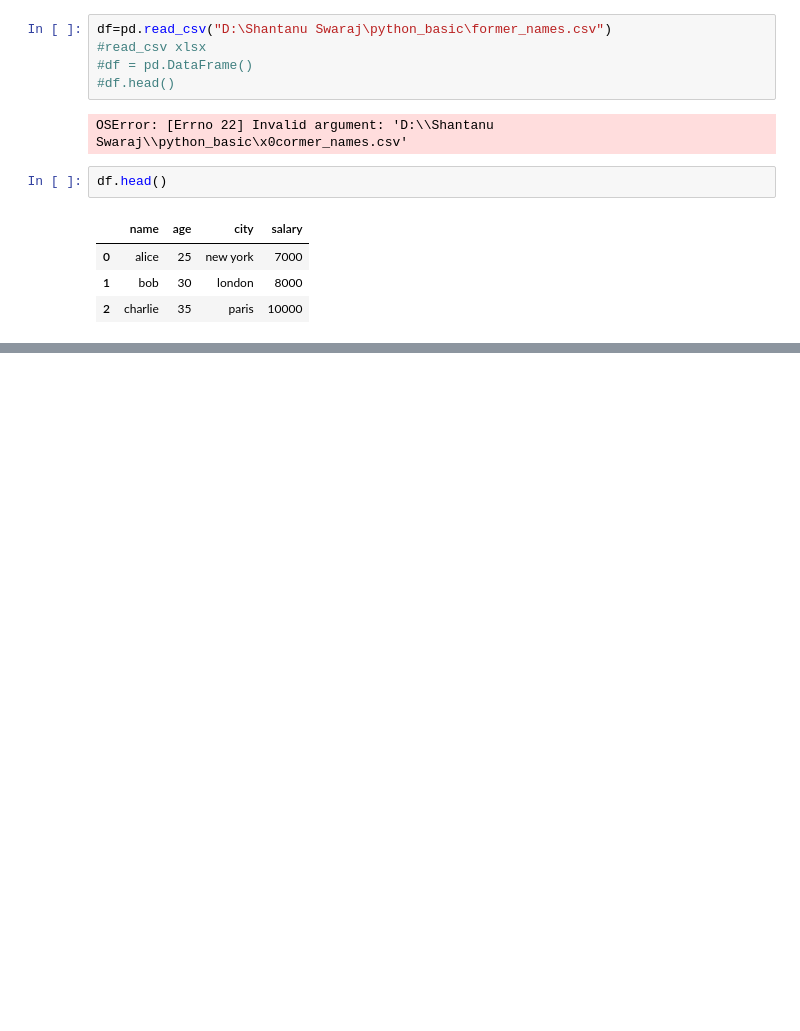
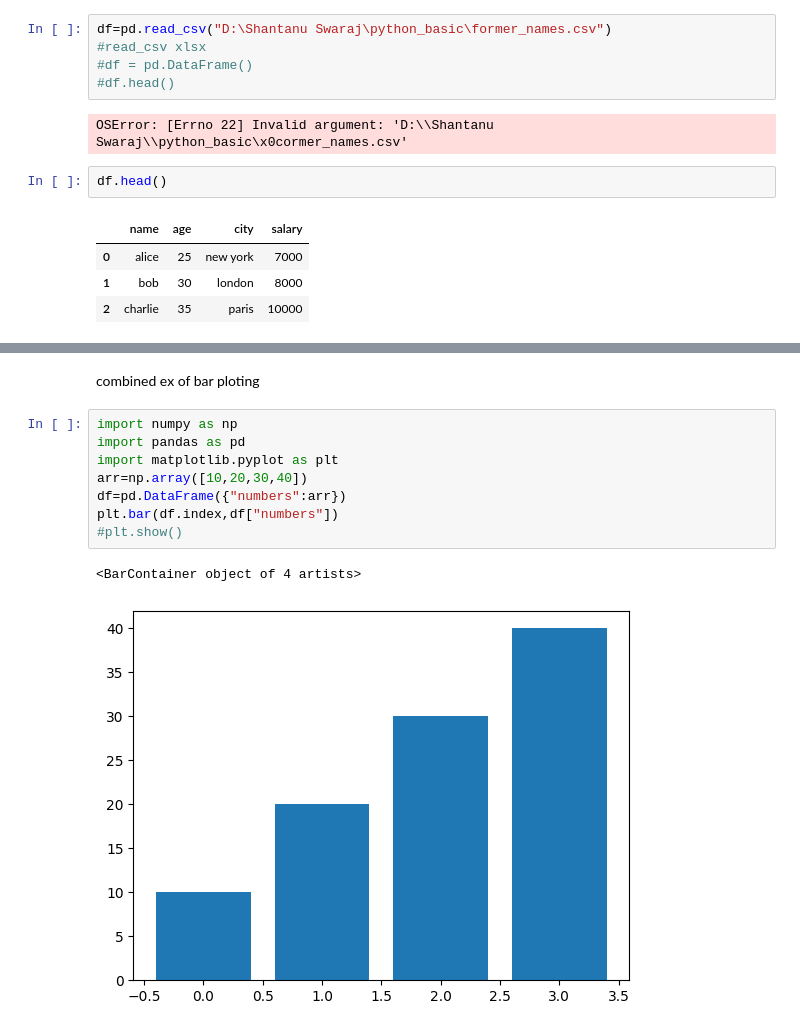
Before and after one commit to ESET0129/Python, a Jupyter notebook: analysis.ipynb, the cells around one changed output, grey strips where cells are left out. Saved outputs shown, nothing was run; the diff lists cells and outputs as text; blank space fills up the shorter version.

```diff
--- a/analysis.ipynb
+++ b/analysis.ipynb
@@ -122,0 +156,13 @@ df.head()
+# %% [markdown]
+combined ex of bar ploting
+# %%
+import numpy as np
+import pandas as pd
+import matplotlib.pyplot as plt
+arr=np.array([10,20,30,40])
+df=pd.DataFrame({"numbers":arr})
+plt.bar(df.index,df["numbers"])
+#plt.show()
+# %% [output]
+<BarContainer object of 4 artists>
+[figure, added]
```
Also changed, not shown: parts of 4 cells of this notebook.
